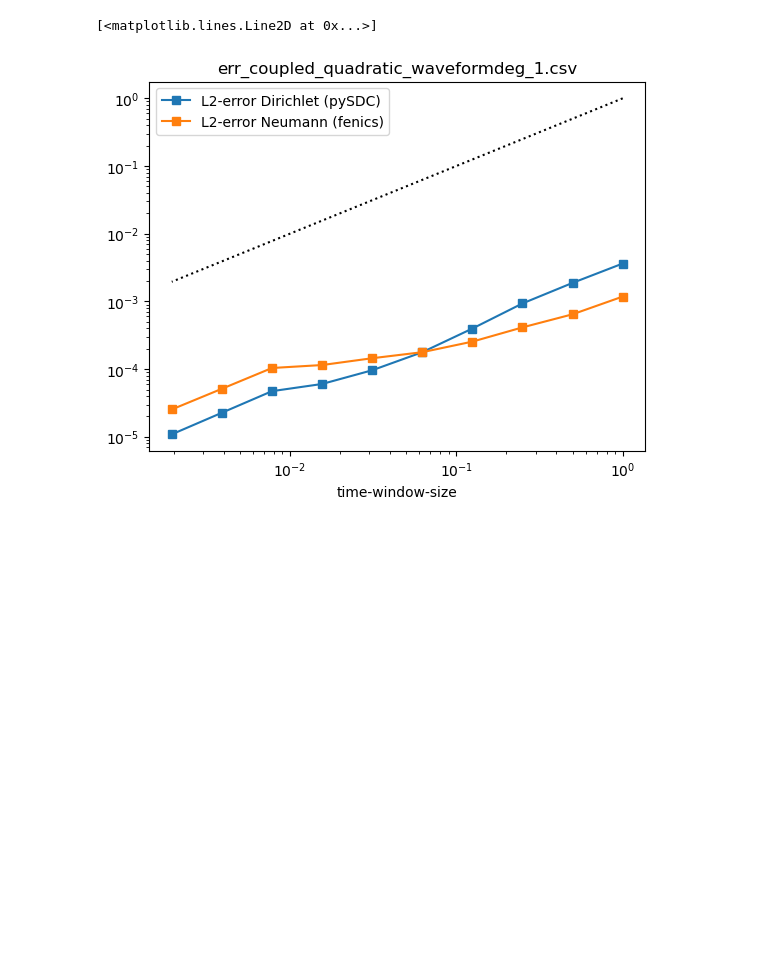
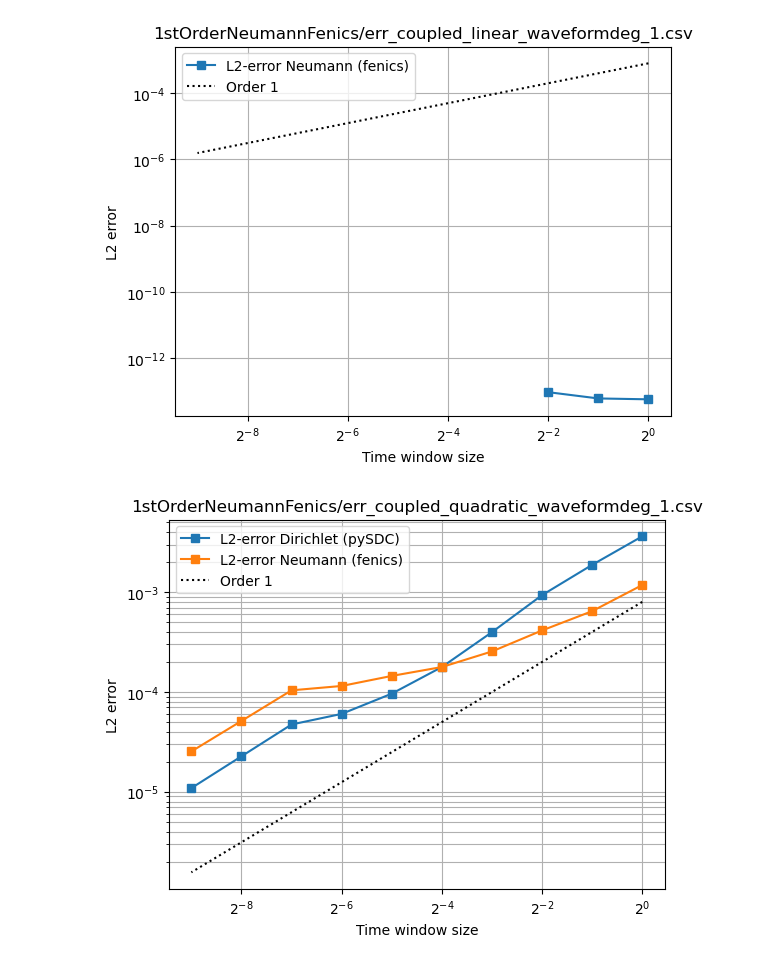
Before and after one commit to TobiasEppacher/tutorials, a Jupyter notebook: partitioned-heat-conduction/solver-fenics/TobiasOutputs/visualize_csv.ipynb, the cells around one changed output. Saved outputs shown, nothing was run; the diff lists cells and outputs as text; code cells hidden in the pictures; blank space fills up the shorter version.

Commit message:
Data

```diff
--- a/partitioned-heat-conduction/solver-fenics/TobiasOutputs/visualize_csv.ipynb
+++ b/partitioned-heat-conduction/solver-fenics/TobiasOutputs/visualize_csv.ipynb
@@ -2,25 +2,39 @@
 import pandas as pd
 import matplotlib.pyplot as plt
 # %%
-filename = 'err_coupled_quadratic_waveformdeg_1.csv'
-df = pd.read_csv(filename)
+def plotConvergenceData(filename):
+    df = pd.read_csv(filename)
 
-fig, ax = plt.subplots()
+    fig, ax = plt.subplots()
 
-df.plot(x='time-window-size', marker='s', ax=ax)
-
-ax.set_title(filename)
-ax.set_xscale('log', base=2)
-ax.set_yscale('log', base=10)
+    df.plot(x='time-window-size', marker='s', ax=ax)
 
 
-# Plot order guides into the plot
+    # Add reference lines
+    orders = [1]
+    linestyles = ['dotted', 'dashed', 'dashdot', 'solid']
+    startvals = [0.8e-3]
+    for order, linestyle, startval in zip(orders, linestyles, startvals):
+        order_guide = [startval / (2 ** (order*i)) for i in range(0, len(df['time-window-size']))]
+        ax.loglog(df['time-window-size'], order_guide, color='black', linestyle=linestyle, label=f"Order {order}")
 
-# Set expected orders for guides
-# The expected order is the number of nodes + 1
-order = 1
-order_guide = [1.0 / (2 ** (order*i)) for i in range(0, len(df['time-window-size']))]
-ax.loglog(df['time-window-size'], order_guide, color='black', linestyle='dotted', label=f"Order {order}")
+
+    ax.set_title(filename)
+    ax.set_xscale('log', base=2)
+    ax.set_yscale('log', base=10)
+    ax.grid(which='both')
+    ax.legend()
+    ax.set_xlabel('Time window size')
+    ax.set_ylabel('L2 error')
-# %% [output]
-[<matplotlib.lines.Line2D at 0x...>]
-[figure, removed]
+# %%
+filenames = [
+        '1stOrderNeumannFenics/err_coupled_linear_waveformdeg_1.csv',
+        '1stOrderNeumannFenics/err_coupled_quadratic_waveformdeg_1.csv',
+        '1stOrderNeumannFenics/err_coupled_cubic_waveformdeg_1.csv'
+    ]
+
+for filename in filenames:
+    plotConvergenceData(filename)
+# %% [output]
+[figure, added]
+[figure, added]
```
Also changed, not shown: parts of 1 cell of this notebook, 8 other files.
